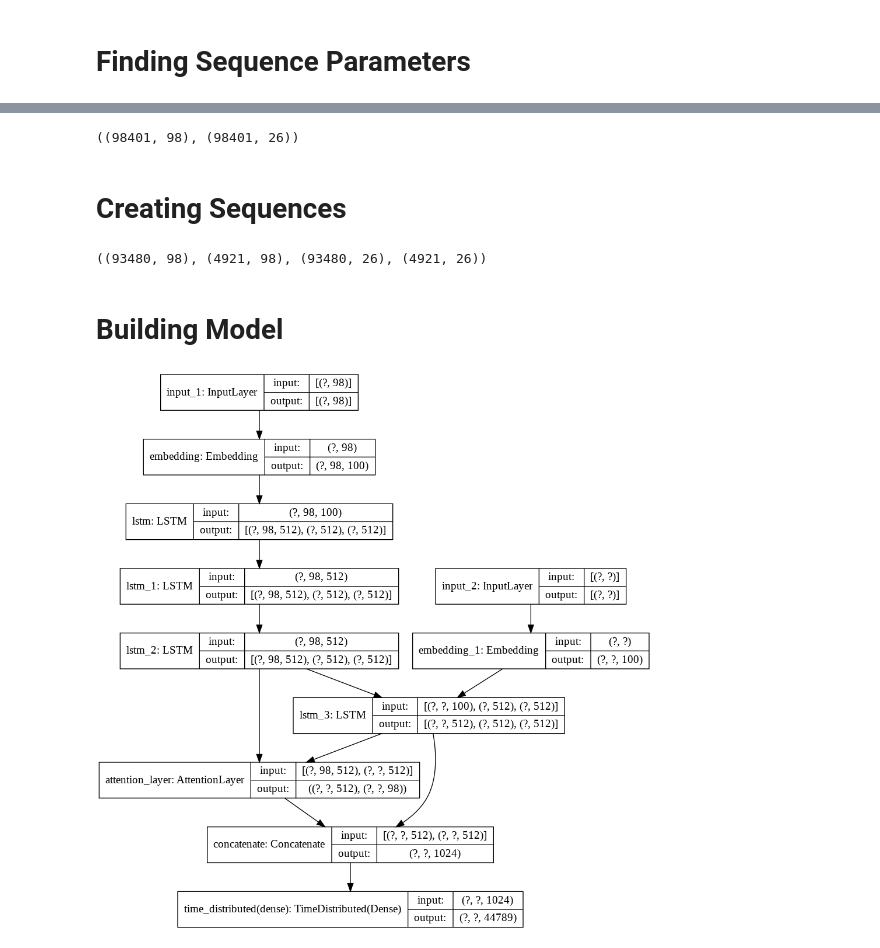
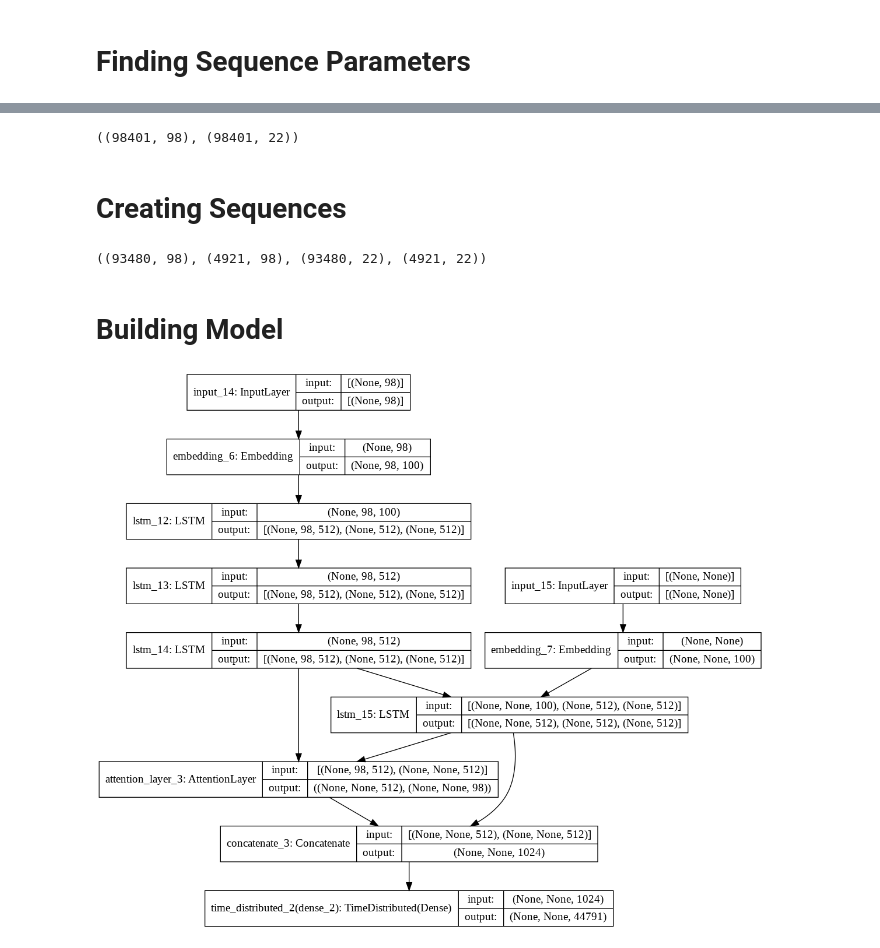
Before and after one commit to aditeyabaral/abstractive-summarization, a Jupyter notebook: src/Summarize Headlines.ipynb, the cells around one changed output, grey strips where cells are left out. Drawn from its saved outputs; the diff is of its cells as text; code cells hidden in the pictures.

```diff
--- a/src/Summarize Headlines.ipynb
+++ b/src/Summarize Headlines.ipynb
@@ -88,7 +86,7 @@ def cleanText(text):
 # %%
 # df["text"] = df["text"].apply(lambda x: formatArticleHeader(x))
 df["text"] = df["text"].apply(lambda x: cleanText(x))
-df["headlines"] = df["headlines"].apply(lambda x: "<START> " + cleanText(x) + " <END>")
+df["headlines"] = df["headlines"].apply(lambda x: "STARTTOKEN " + cleanText(x) + " ENDTOKEN")
 # %%
 df.head()
 # %% [output]
@@ -143,14 +141,14 @@ Vocabulary Size of y = 44789
 # %%
 X_seq.shape, y_seq.shape
 # %% [output]
-((98401, 98), (98401, 26))
+((98401, 98), (98401, 22))
 # %% [markdown]
 # Creating Sequences
 # %%
 X_train, X_test, y_train, y_test = train_test_split(X_seq, y_seq, test_size=0.05, random_state=42)
 X_train.shape, X_test.shape, y_train.shape, y_test.shape
 # %% [output]
-((93480, 98), (4921, 98), (93480, 26), (4921, 26))
+((93480, 98), (4921, 98), (93480, 22), (4921, 22))
 # %% [markdown]
 # Building Model
 # %%
@@ -197,8 +195,8 @@ def createModel(X, y, Tx, Ty, X_vocab_size, y_vocab_size, dim=512):
 # %%
-model, encoder_input, encoder_states, decoder_input, decoder_LSTM, decoder_dense = createModel(X_train, y_train, Tx, Ty, vocab_size_X, vocab_size_y, 512)
+# model, encoder_input, encoder_states, decoder_input, decoder_LSTM, decoder_dense = createModel(X_train, y_train, Tx, Ty, vocab_size_X, vocab_size_y, 512)
 plot_model(model, show_shapes=True)
 # %% [output]
-[figure, old version]
+[figure, new version]
 # %%
 history = model.fit(
     [X_train,y_train[:,:-1]],
```
Also changed, not shown: parts of 18 cells of this notebook.
